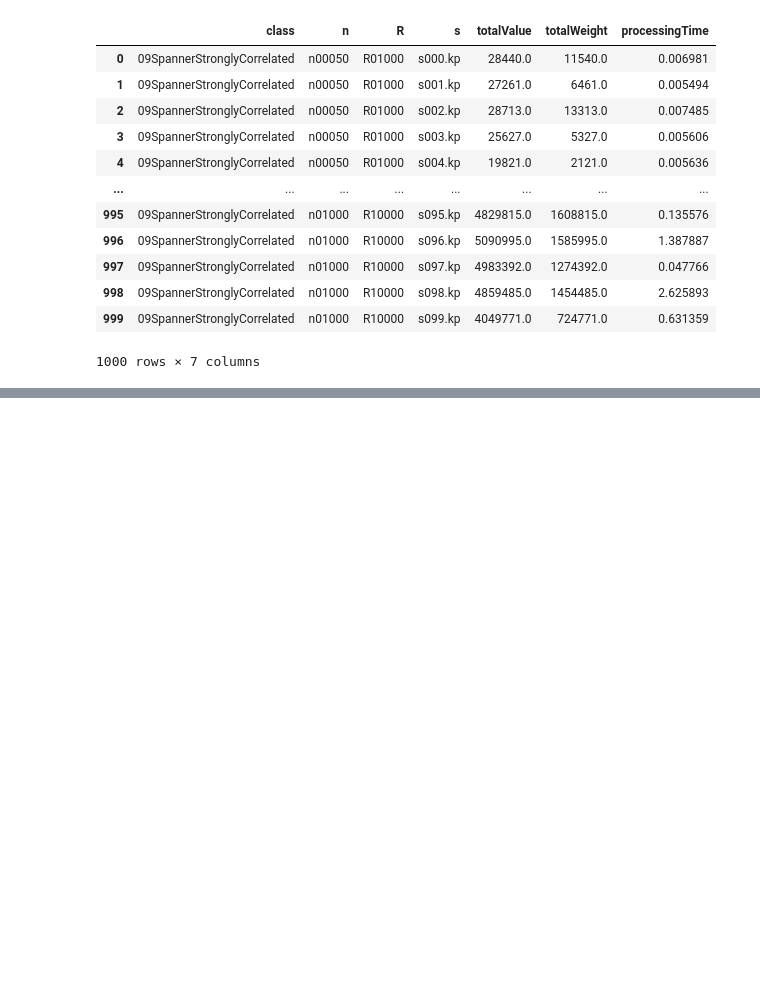
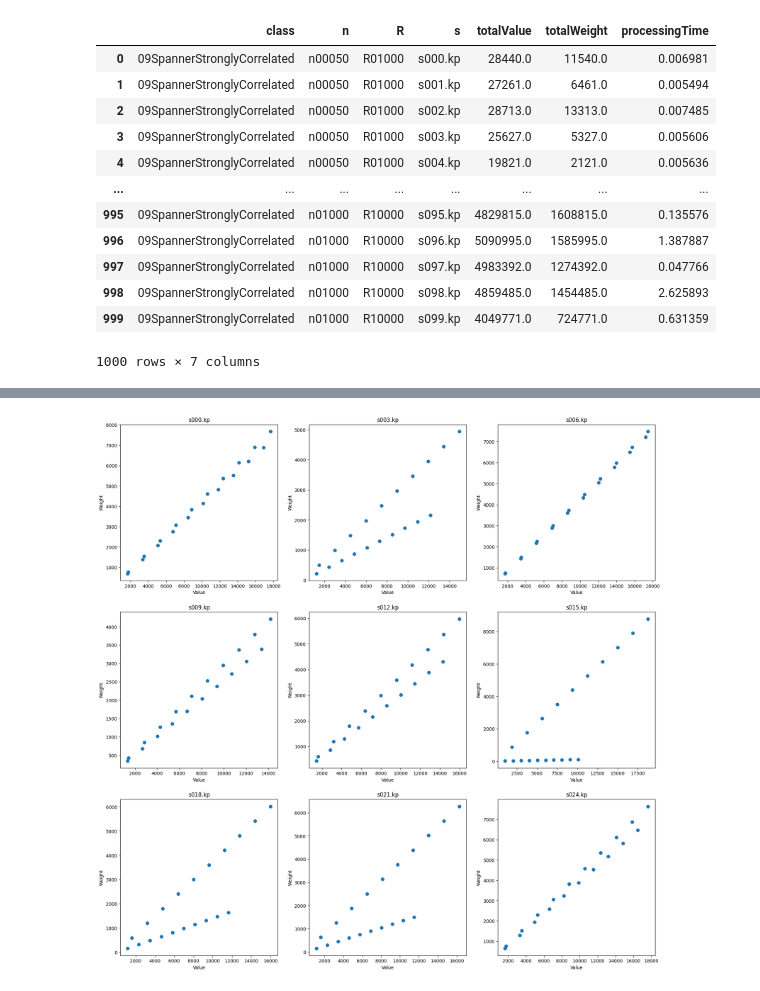
Before and after one commit to NgThVinh/BT2_20520862, a Jupyter notebook: analytics.ipynb, the cells around one changed output, grey strips where cells are left out. Saved outputs shown, nothing was run; the diff lists cells and outputs as text; code cells hidden in the pictures; blank space fills up the shorter version.

```diff
--- a/analytics.ipynb
+++ b/analytics.ipynb
@@ -88,0 +87,11 @@ na_values
+# %%
+fig, axs = plt.subplots(3, 3, figsize=(21, 21))
+files_path = glob.glob(r'kplib-master\09SpannerStronglyCorrelated\n00500\R10000\*.kp')
+for i, ax in enumerate(axs.flatten()):
+    values, weights, capacity = read_data(files_path[i*3])
+    ax.scatter(values, weights)
+    ax.set_title(files_path[i*3].split('\\')[-1])
+    ax.set_xlabel('Value')
+    ax.set_ylabel('Weight')
+# %% [output]
+[figure, added]
```
Also changed, not shown: parts of 12 cells of this notebook, 1 other file.
